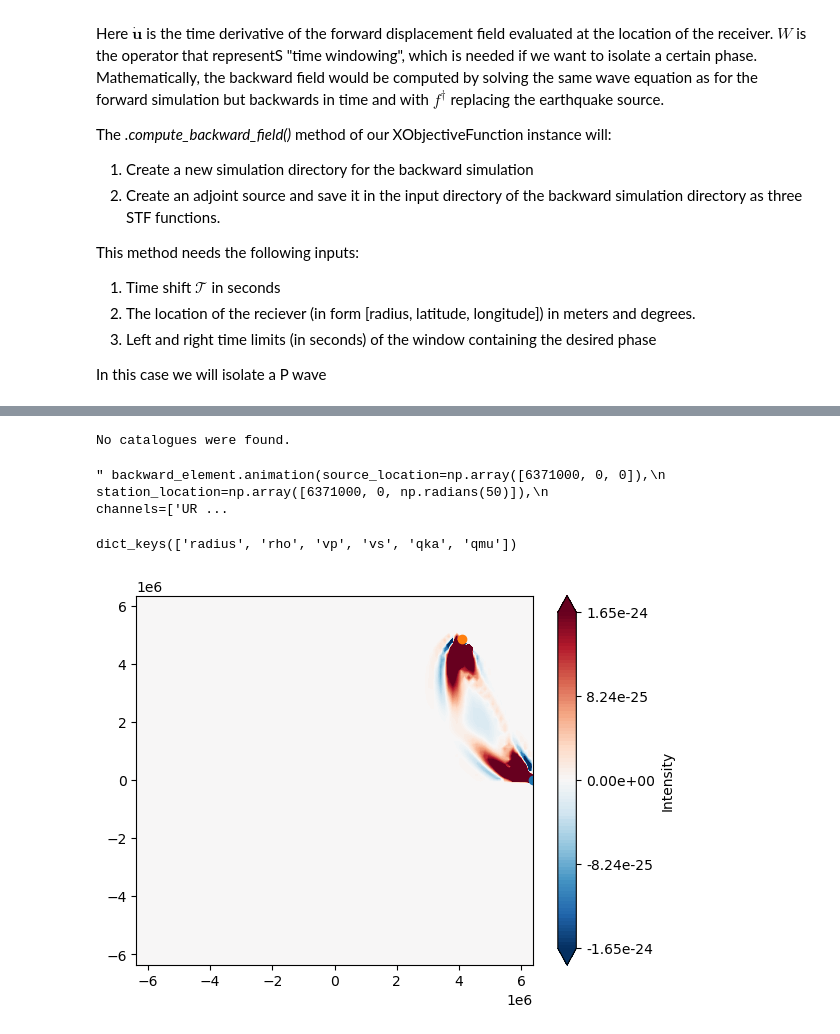
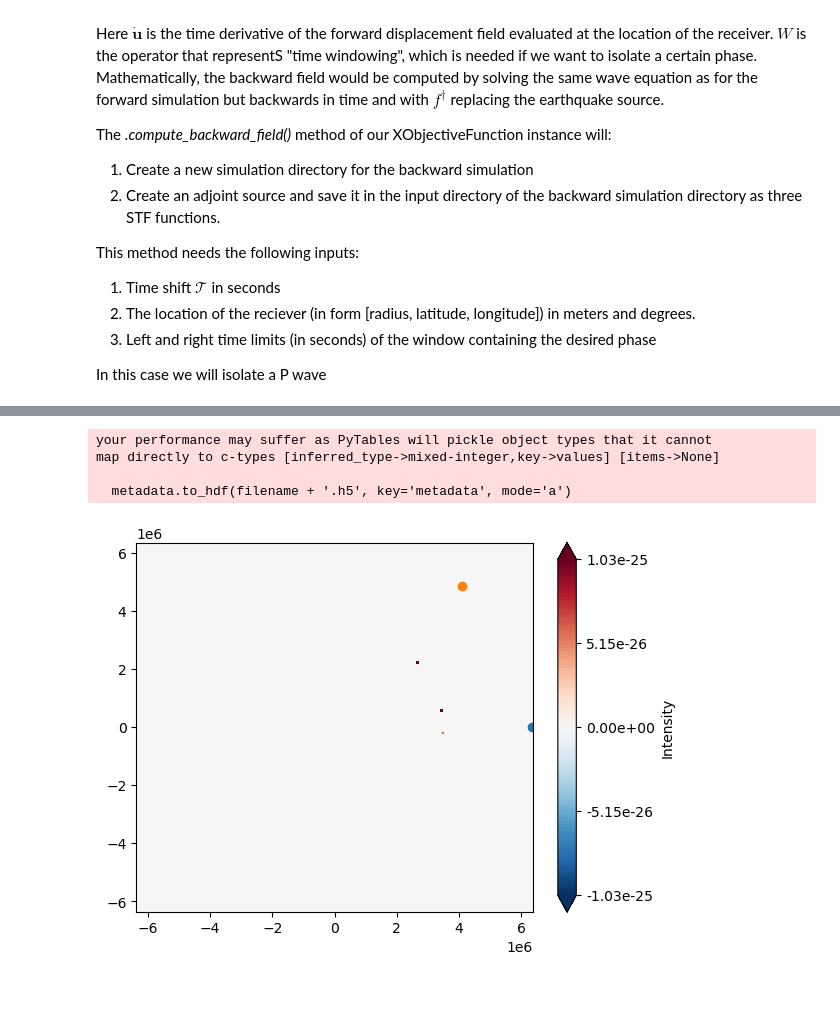
Before and after one commit to Adrian-Mag/AxiSEM3D_Kernels, a Jupyter notebook: examples/example_1D_kernel_v2.ipynb, the cells around one changed output, grey strips where cells are left out. Saved outputs shown, nothing was run; the diff lists cells and outputs as text; code cells hidden in the pictures; blank space fills up the shorter version.

```diff
--- a/examples/example_1D_kernel_v2.ipynb
+++ b/examples/example_1D_kernel_v2.ipynb
@@ -24,7 +22,7 @@ The first step is to set up a forward simulation with element output:
 
 After running the simulation, we create an ElementOutput object to hold the simulation information.
 # %%
-forward_simulation_element = element_output.ElementOutput(path_to_element_output='data/EXAMPLE_FORWARD/output/elements')
+forward_simulation = element_output.ElementOutput(path_to_element_output='data/EXAMPLE_FORWARD_iso/output/elements')
 # %% [markdown]
 ## Run Backward simulation
 
@@ -107,24 +80,22 @@ obj_func._compute_adjoint_STF(network='A', station='356', location='',
 # %%
-backward_element = element_output.ElementOutput(path_to_element_output='data/backward_EXAMPLE_FORWARD/output/elements')
+backward_simulation = element_output.ElementOutput(path_to_element_output='data/backward_EXAMPLE_FORWARD_iso/output/elements')
-# %% [output]
-No catalogues were found.
-# %%
-""" backward_element.animation(source_location=np.array([6371000, 0, 0]),
-                            station_location=np.array([6371000, 0, np.radians(50)]),
-                            channels=['UR'], name='UR',
-                            video_duration=10, resolution=500) """
-# %% [output]
-" backward_element.animation(source_location=np.array([6371000, 0, 0]),\n                            station_location=np.array([6371000, 0, np.radians(50)]),\n                            channels=['UR ...
-# %%
-forward_simulation_element.base_model['DATA'].keys()
-# %% [output]
-dict_keys(['radius', 'rho', 'vp', 'vs', 'qka', 'qmu'])
-# %%
-ker = kernel.Kernel(forward_obj=forward_simulation_element,
-                    backward_obj=backward_element)
-ker.evaluate_on_slice(source_location=np.array([6371000, 0, 0]),
-                    station_location=np.array([6371000, 0, np.radians(50)]),
-                    domains=[[4000000, 6371000, 0, np.pi]],
-                    resolution=100, high_range=0.2)
-# %% [output]
-[figure, removed]
+# %%
+ker = kernel.Kernel(forward_simulation, backward_simulation)
+# %%
+source_location = [forward_simulation.Domain_Radius - forward_simulation.source_depth,
+                    forward_simulation.source_lat,
+                    forward_simulation.source_lon]
+receiver_point = [6371000, 0, np.deg2rad(50)]
+parameter = 'lambda'
+x = ker.evaluate_on_slice(source_location=source_location,
+                              station_location=receiver_point,
+                              low_range=0, high_range=0.05, resolution=300,
+                              domains=[[3478000, 6371000, -.5*np.pi/2, np.pi/2]],
+                              parameter=parameter, plot_data=True,
+                              save_data=True, filename=parameter+'_PcP')
+# %% [output]
+your performance may suffer as PyTables will pickle object types that it cannot
+map directly to c-types [inferred_type->mixed-integer,key->values] [items->None]
+
+  metadata.to_hdf(filename + '.h5', key='metadata', mode='a')
+[figure, added]
```
Also changed, not shown: parts of 10 cells of this notebook, 55 other files.
